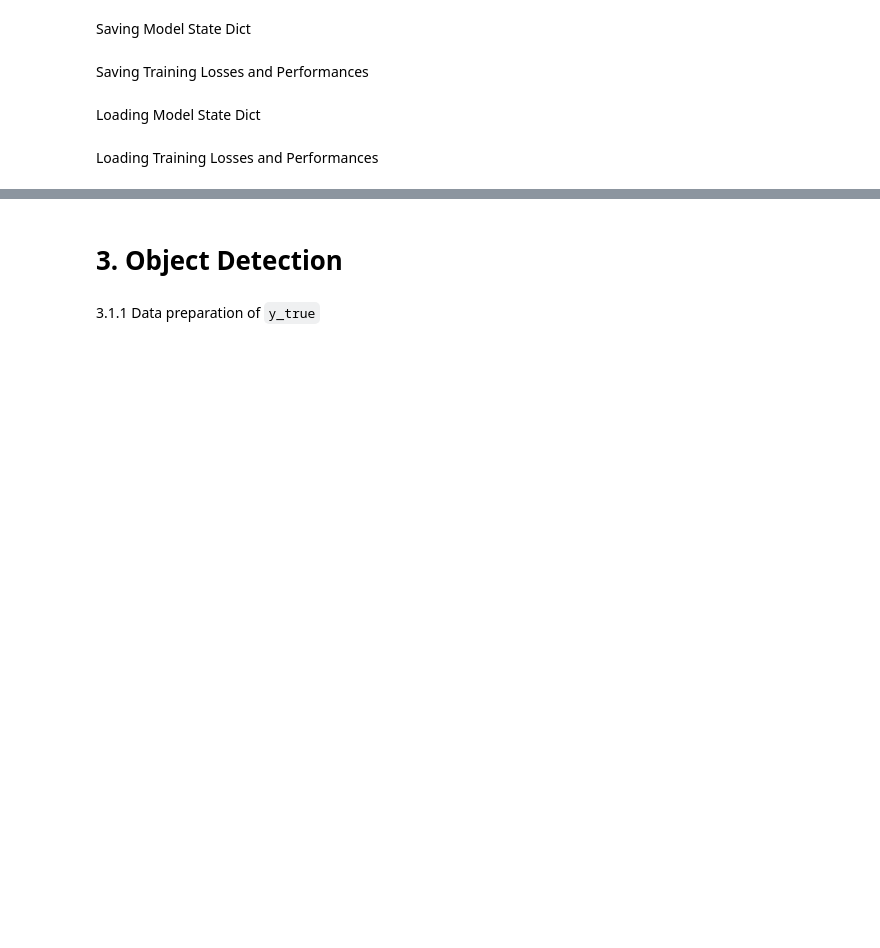
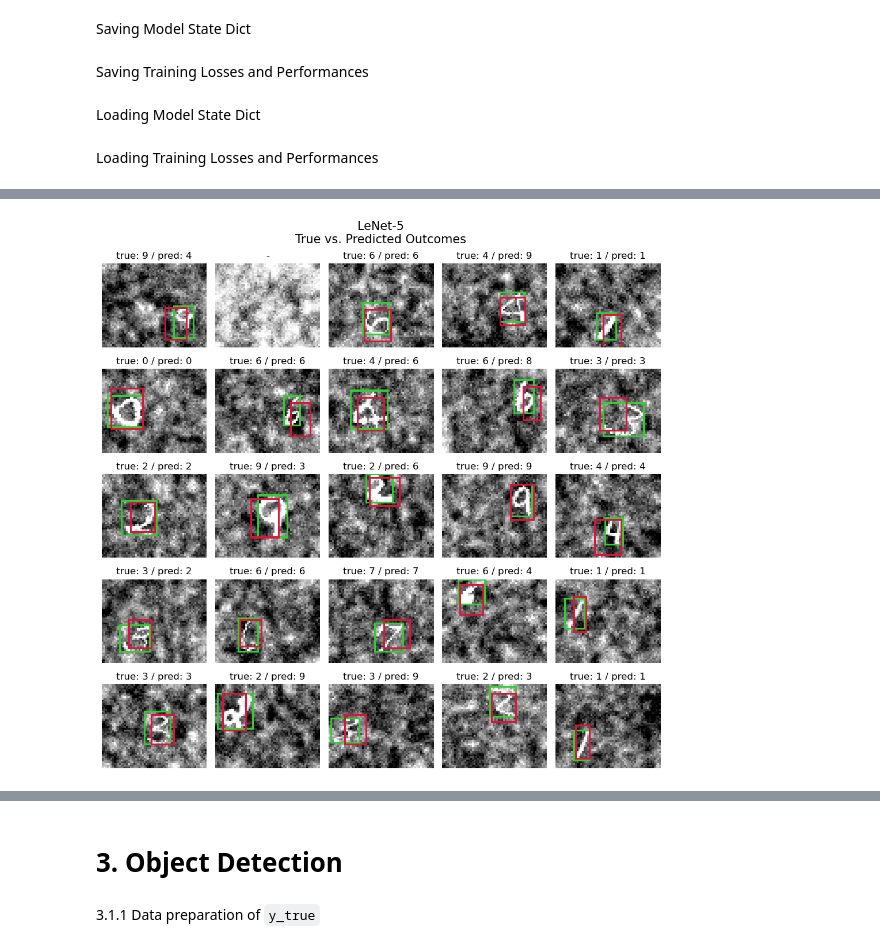
Before and after one commit to kuimetra/deep_learning, a Jupyter notebook: Project 2/main.ipynb, the cells around one changed output, grey strips where cells are left out. Cells and saved outputs as stored; diff of their text form; code cells hidden in the pictures; blank space fills up the shorter version.

```diff
--- a/Project 2/main.ipynb
+++ b/Project 2/main.ipynb
@@ -423,16 +493,16 @@ with open('models/stats/LeNet5_data.pkl', 'wb') as f:
     pickle.dump(LeNet5_data, f)
 # %%
 AlexNet_data = {
-    'AlexNet_train_losses': AlexNet_train_losses,
-    'AlexNet_overall_performances': AlexNet_overall_performances
+    'AlexNet_train_losses': ensure_numpy(AlexNet_train_losses),
+    'AlexNet_overall_performances': ensure_numpy(AlexNet_overall_performances)
 }
 
 with open('models/stats/AlexNet_data.pkl', 'wb') as f:
     pickle.dump(AlexNet_data, f)
 # %%
 VGG_data = {
-    'VGG_train_losses': VGG_train_losses,
-    'VGG_overall_performances': VGG_overall_performances
+    'VGG_train_losses': ensure_numpy(VGG_train_losses),
+    'VGG_overall_performances': ensure_numpy(VGG_overall_performances)
 }
 
 with open('models/stats/VGG_data.pkl', 'wb') as f:
@@ -456,10 +526,4 @@ loaded_VGG_model.load_state_dict(
 loaded_VGG_model.eval()
 # %% [markdown]
 Loading Training Losses and Performances
-# %%
-with open('models/stats/AlexNet_data.pkl', 'rb') as f:
-    AlexNet_data_loaded = torch.load(f)
-
-AlexNet_train_losses = AlexNet_data_loaded['AlexNet_train_losses']
-AlexNet_overall_performances = AlexNet_data_loaded['AlexNet_overall_performances']
 # %%
@@ -468,6 +533,12 @@ with open('models/stats/LeNet5_data.pkl', 'rb') as f:
 
 LeNet5_train_losses = LeNet5_data_loaded['LeNet5_train_losses']
 LeNet5_overall_performances = LeNet5_data_loaded['LeNet5_overall_performances']
+# %%
+with open('models/stats/AlexNet_data.pkl', 'rb') as f:
+    AlexNet_data_loaded = pickle.load(f)
+
+AlexNet_train_losses = AlexNet_data_loaded['AlexNet_train_losses']
+AlexNet_overall_performances = AlexNet_data_loaded['AlexNet_overall_performances']
 # %%
 with open('models/stats/VGG_data.pkl', 'rb') as f:
     VGG_data_loaded = pickle.load(f)
@@ -565,5 +635,7 @@ def plot_model_predictions(model, dataset, model_name="", img_height=48, img_wid
     plt.tight_layout()
     plt.show()
 # %%
-plot_model_predictions(lenet5_model, train_dataset, model_name="LeNet-5")
+plot_model_predictions(LeNet5_model, train_dataset, model_name="LeNet-5")
+# %% [output]
+[figure, added]
 # %%
```
Also changed, not shown: parts of 12 cells of this notebook, 6 other files.
